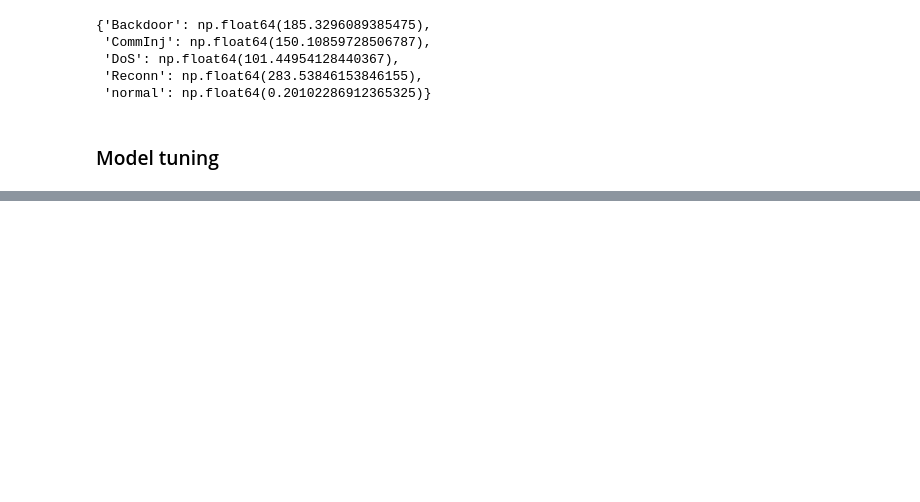
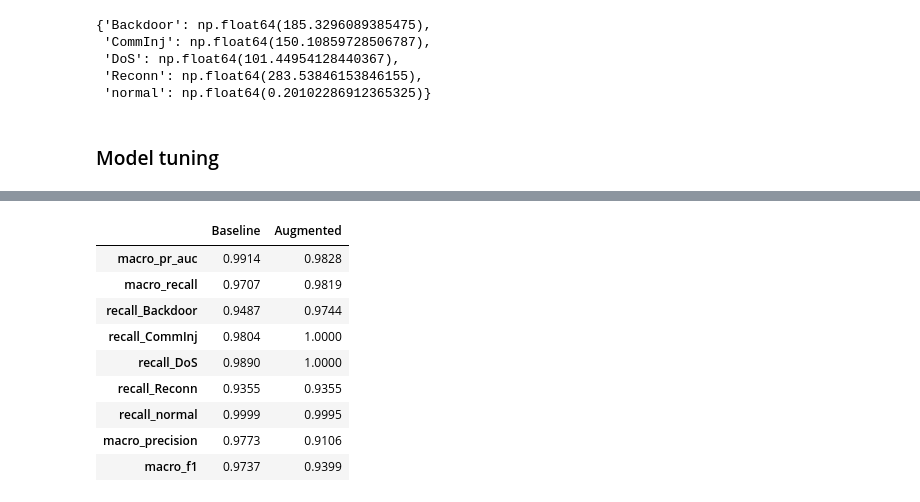
Before and after one commit to yjiahao/network-traffic-classification, a Jupyter notebook: src/model/xgboost.ipynb, the cells around one changed output, grey strips where cells are left out. Saved outputs shown, nothing was run; the diff lists cells and outputs as text; code cells hidden in the pictures; blank space fills up the shorter version.

```diff
--- a/src/model/xgboost.ipynb
+++ b/src/model/xgboost.ipynb
@@ -302,3 +325,5 @@ os.makedirs('../../models', exist_ok=True)
 joblib.dump(best_clf, f'../../models/{MODEL_NAME}.joblib')
 with open(f'../../models/{MODEL_NAME}_params.json', 'w') as f:
     json.dump(best_params, f, indent=2)
+with open(f'../../models/{MODEL_NAME}_metrics.json', 'w') as f:
+    json.dump(metrics, f, indent=2)
@@ -325,0 +334,22 @@ tuning of threshold
+# %%
+runs = {}
+for name, label in [('xgboost', 'Baseline'), ('xgboost_augmented', 'Augmented')]:
+    path = f'../../models/{name}_metrics.json'
+    if os.path.exists(path):
+        runs[label] = json.load(open(path))['test']
+    else:
+        print(f'{path} missing: run this notebook with USE_AUGMENTED = {name.endswith("augmented")}')
+
+rows = ['macro_pr_auc', 'macro_recall'] + [f'recall_{c}' for c in CLASSES] + ['macro_precision', 'macro_f1']
+pd.DataFrame(runs).reindex(rows).round(4)
+# %% [output]
+|  | Baseline | Augmented |
+| macro_pr_auc | 0.9914 | 0.9828 |
+| macro_recall | 0.9707 | 0.9819 |
+| recall_Backdoor | 0.9487 | 0.9744 |
+| recall_CommInj | 0.9804 | 1.0000 |
+| recall_DoS | 0.9890 | 1.0000 |
+| recall_Reconn | 0.9355 | 0.9355 |
+| recall_normal | 0.9999 | 0.9995 |
+| macro_precision | 0.9773 | 0.9106 |
+| macro_f1 | 0.9737 | 0.9399 |
```
Also changed, not shown: parts of 12 cells of this notebook, 3 other files.
